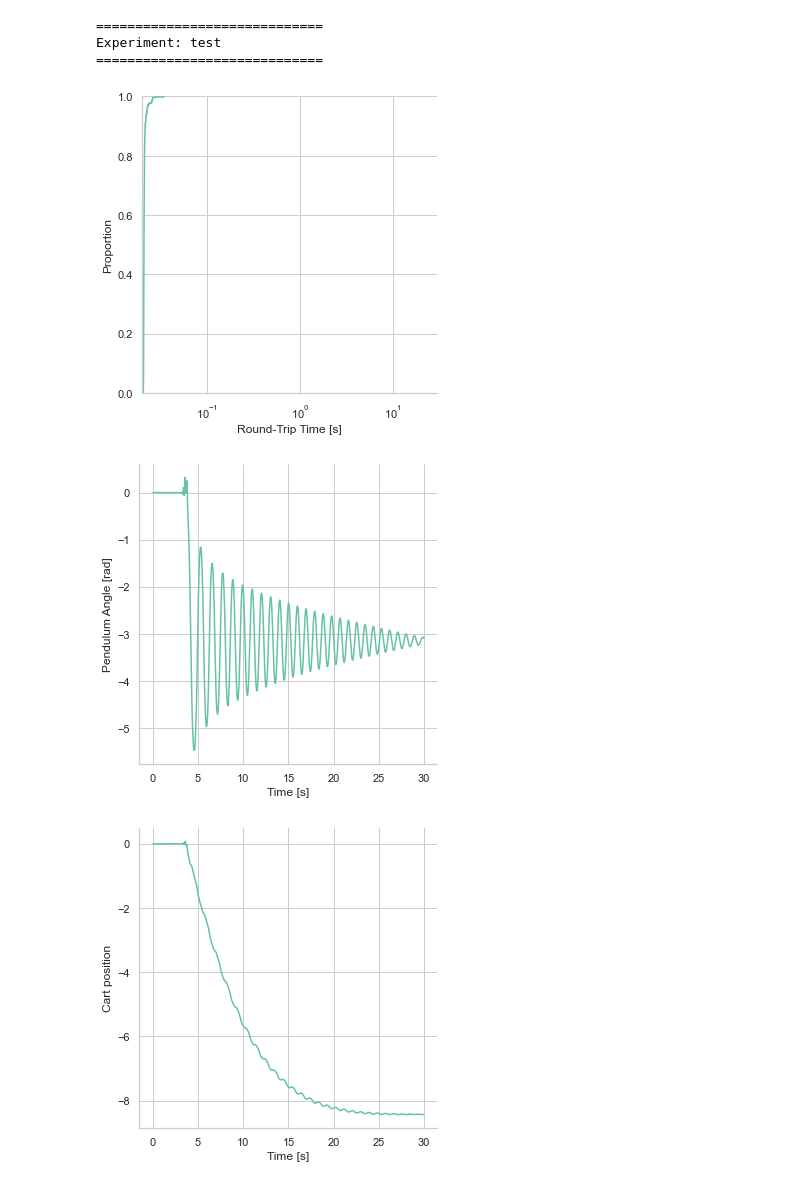
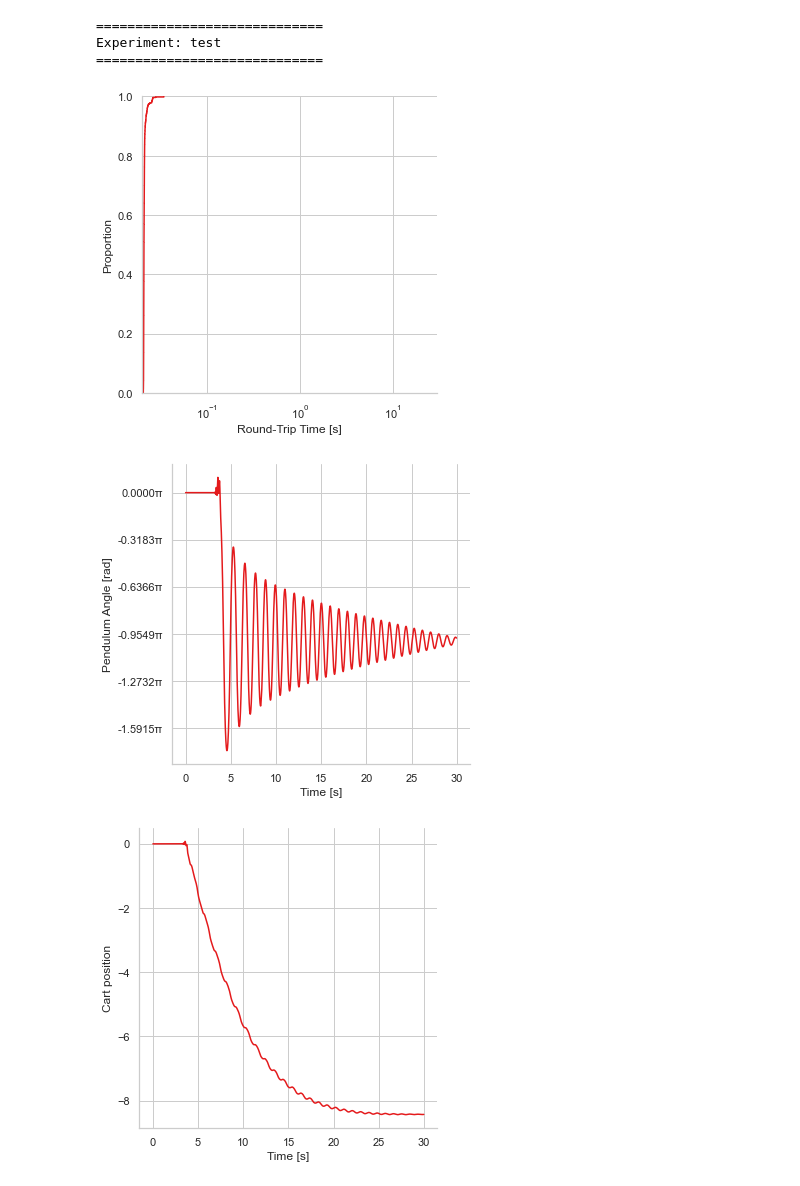
Before and after one commit to KTH-EXPECA/PECAClassroomExercises, a Jupyter notebook: analysis.ipynb, the cells around one changed output. Saved outputs shown, nothing was run; the diff lists cells and outputs as text; code cells hidden in the pictures.

```diff
--- a/analysis.ipynb
+++ b/analysis.ipynb
@@ -1,17 +1,18 @@
 # %%
+from pathlib import Path
+
+import matplotlib.pyplot as plt
 import numpy as np
-import matplotlib as mpl
-import matplotlib.pyplot as plt
+import pandas as pd
 import seaborn as sns
-import pandas as pd
-from pathlib import Path
+
 data_dir = Path('./experiments')
 experiment_duration_seconds = 30
 tick_rate = 120
 
 sns.set_style('whitegrid')
 # sns.set_context('paper')
-sns.set_theme('notebook', style='whitegrid', palette='Set2', font_scale=1)
+sns.set_theme('notebook', style='whitegrid', palette='Set1', font_scale=1)
 # %%
 # process and plot
 for p in data_dir.iterdir():
@@ -40,7 +41,8 @@ for p in data_dir.iterdir():
             x='rtt',
         )
         fg.set_xlabels('Round-Trip Time [s]')
-        fg.set(xscale='log', xlim=(None, experiment_duration_seconds))
+        fg.set(xscale='log',
+               xlim=(None, experiment_duration_seconds))
 
         plt.show()
 
@@ -60,6 +62,11 @@ for p in data_dir.iterdir():
         )
         fg.set_xlabels('Time [s]')
         fg.set_ylabels('Pendulum Angle [rad]')
+        # fg.set(yticks=[-2 * np.pi, -np.pi, 0, np.pi, 2 * np.pi], ylim=(-2 * np.pi, 2 * np.pi))
+
+        for ax in fg.axes.flat:
+            ax.yaxis.set_major_formatter(lambda x, p: f'{x / np.pi:0.04f}π')
+
         plt.show()
 
         fg = sns.relplot(
@@ -81,9 +88,9 @@ Experiment: CLEAVE-eu-north-1
 =============================
 Experiment: test
 =============================
-[figure, old version]
+[figure, new version]
-[figure, old version]
+[figure, new version]
-[figure, old version]
+[figure, new version]
 =============================
 Experiment: CLEAVE-us-east-1
 =============================
```
Also changed, not shown: parts of 1 cell of this notebook, 1 other file.
